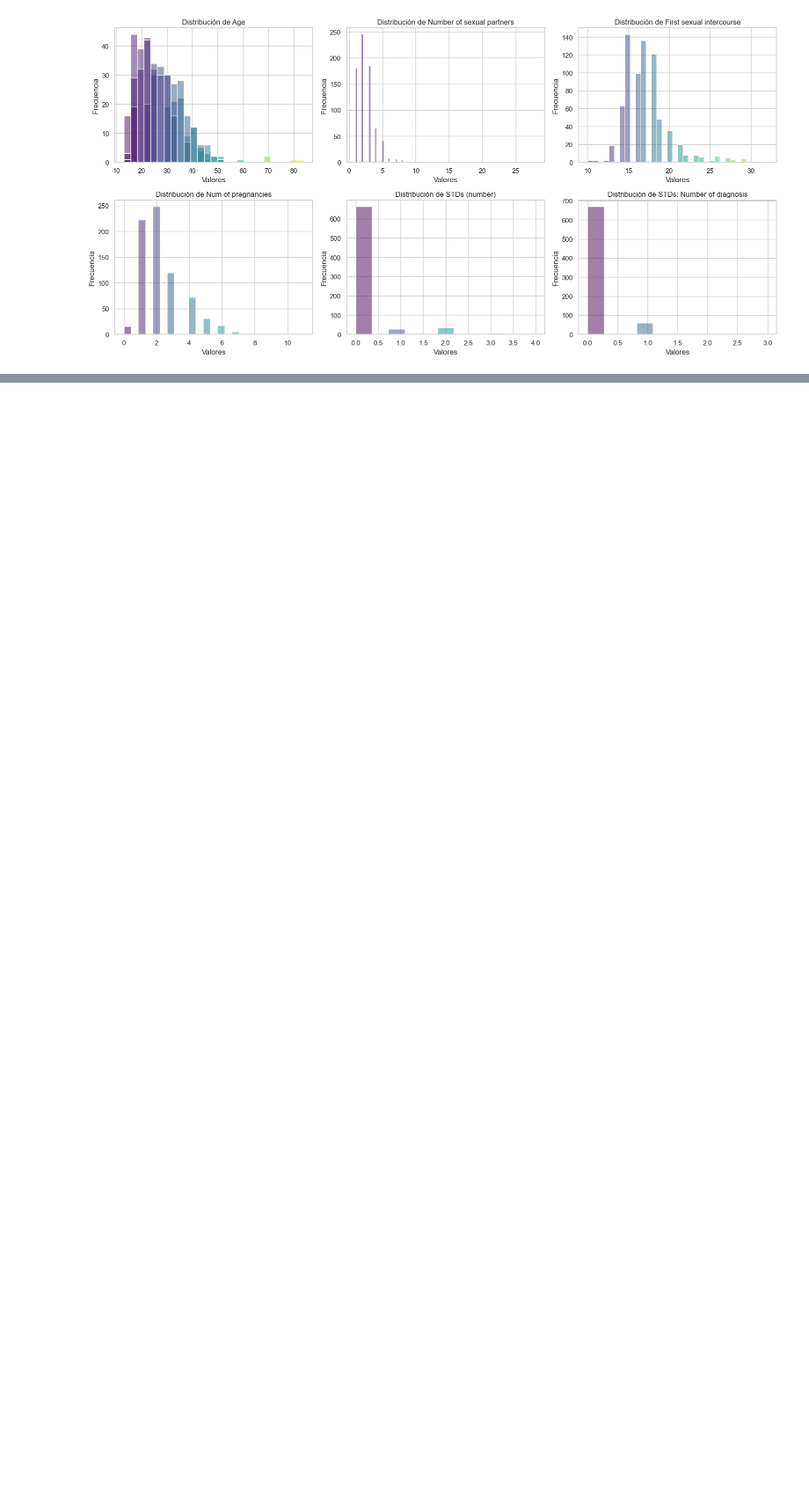
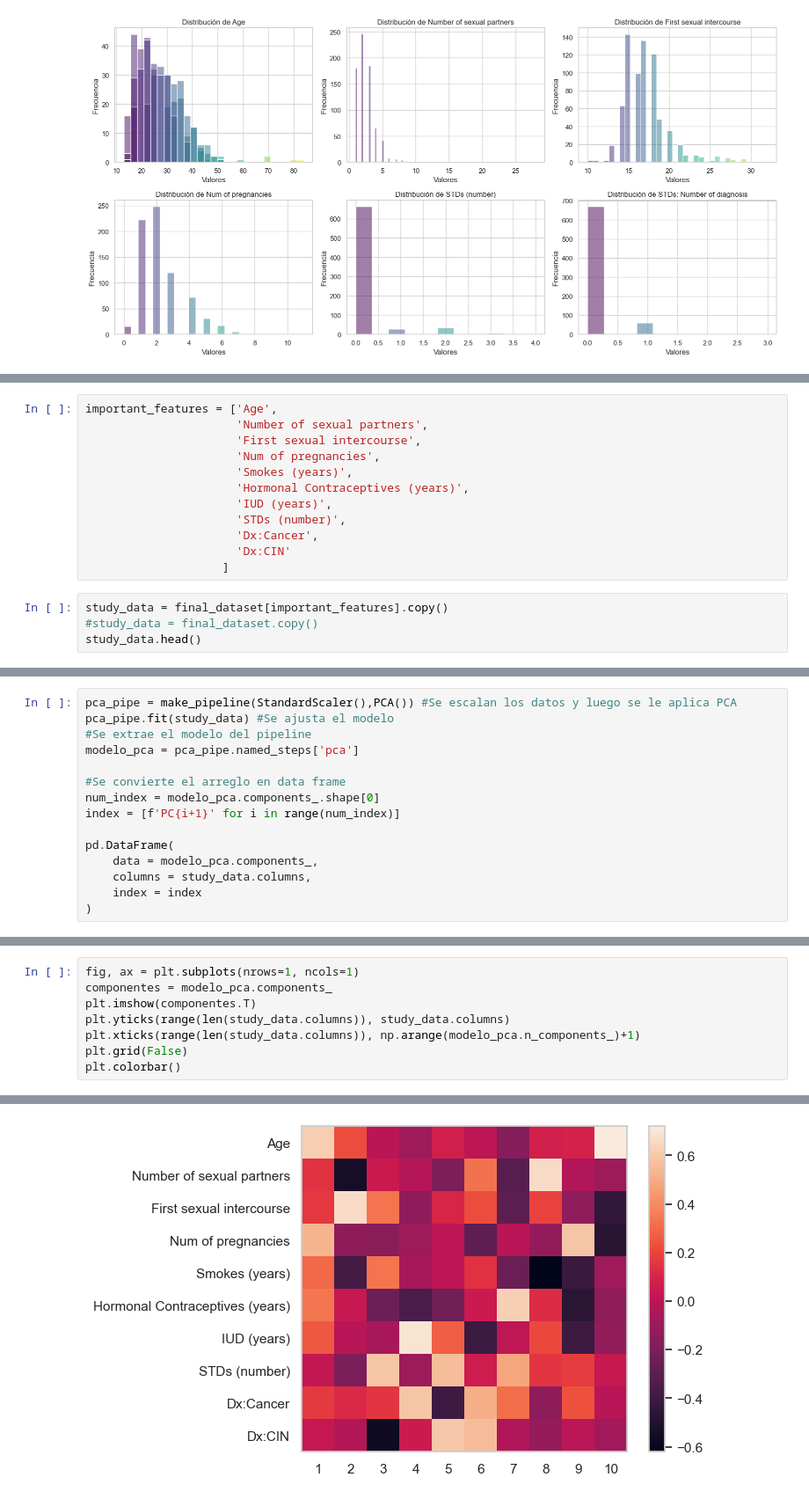
Before and after one commit to LeivaDiego/DataScience-Lab1, a Jupyter notebook: cervical_cancer.ipynb, the cells around one changed output, grey strips where cells are left out. Shown at 88% size. Drawn from its saved outputs; the diff is of its cells as text; blank space fills up the shorter version.

```diff
--- a/cervical_cancer.ipynb
+++ b/cervical_cancer.ipynb
@@ -562,0 +579,16 @@ plt.tight_layout()
+# %%
+important_features = ['Age',
+                      'Number of sexual partners',
+                      'First sexual intercourse',
+                      'Num of pregnancies',
+                      'Smokes (years)',
+                      'Hormonal Contraceptives (years)',
+                      'IUD (years)',
+                      'STDs (number)',
+                      'Dx:Cancer',
+                      'Dx:CIN'
+                    ]
+# %%
+study_data = final_dataset[important_features].copy()
+#study_data = final_dataset.copy()
+study_data.head()
@@ -562,0 +636,15 @@ plt.tight_layout()
+# %%
+pca_pipe = make_pipeline(StandardScaler(),PCA()) #Se escalan los datos y luego se le aplica PCA
+pca_pipe.fit(study_data) #Se ajusta el modelo
+#Se extrae el modelo del pipeline
+modelo_pca = pca_pipe.named_steps['pca']
+
+#Se convierte el arreglo en data frame
+num_index = modelo_pca.components_.shape[0]
+index = [f'PC{i+1}' for i in range(num_index)]
+
+pd.DataFrame(
+    data = modelo_pca.components_,
+    columns = study_data.columns,
+    index = index
+)
@@ -562,0 +665,9 @@ plt.tight_layout()
+# %%
+fig, ax = plt.subplots(nrows=1, ncols=1)
+componentes = modelo_pca.components_
+plt.imshow(componentes.T)
+plt.yticks(range(len(study_data.columns)), study_data.columns)
+plt.xticks(range(len(study_data.columns)), np.arange(modelo_pca.n_components_)+1)
+plt.grid(False)
+plt.colorbar()
+# %% [output]
@@ -562,0 +675 @@ plt.tight_layout()
+[figure, added]
```
Also changed, not shown: parts of 18 cells of this notebook.
